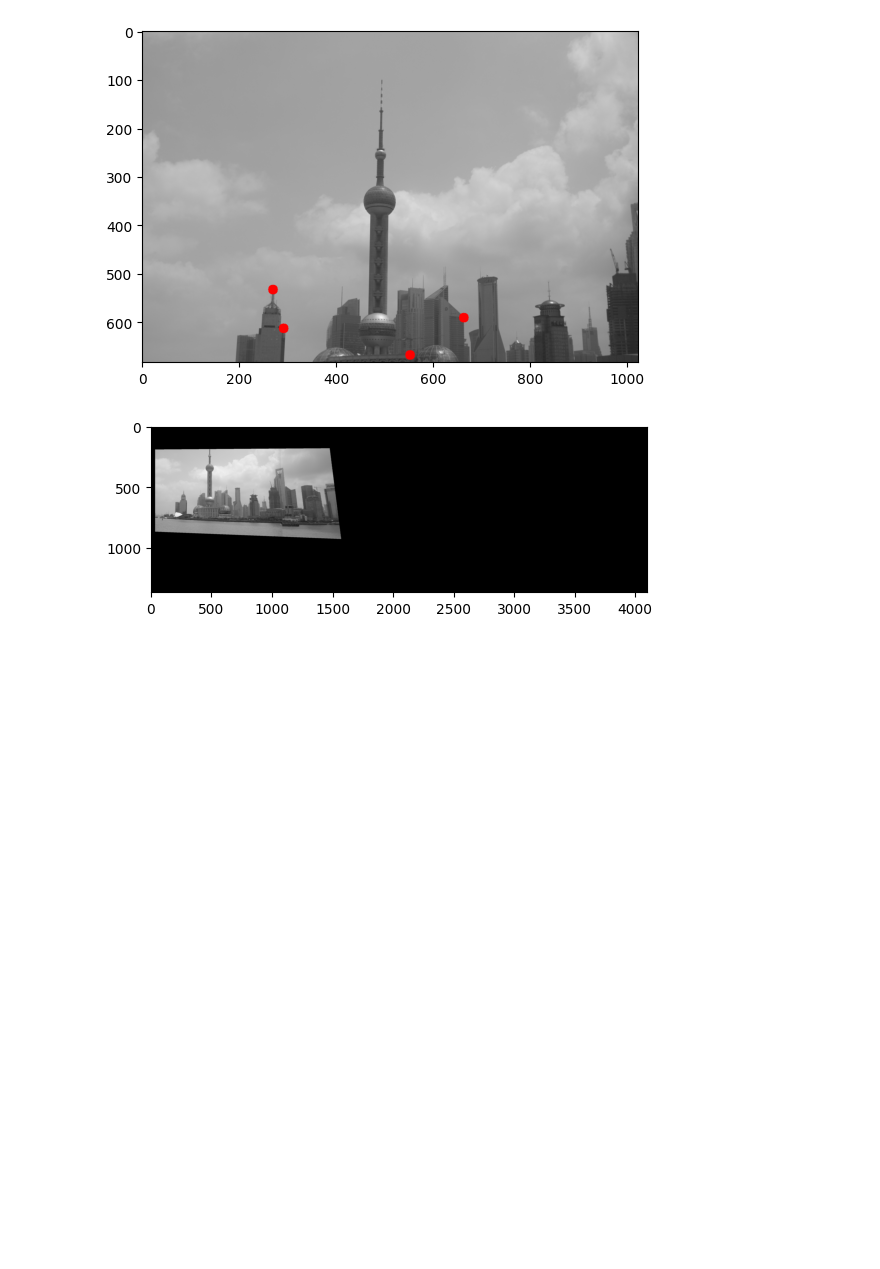
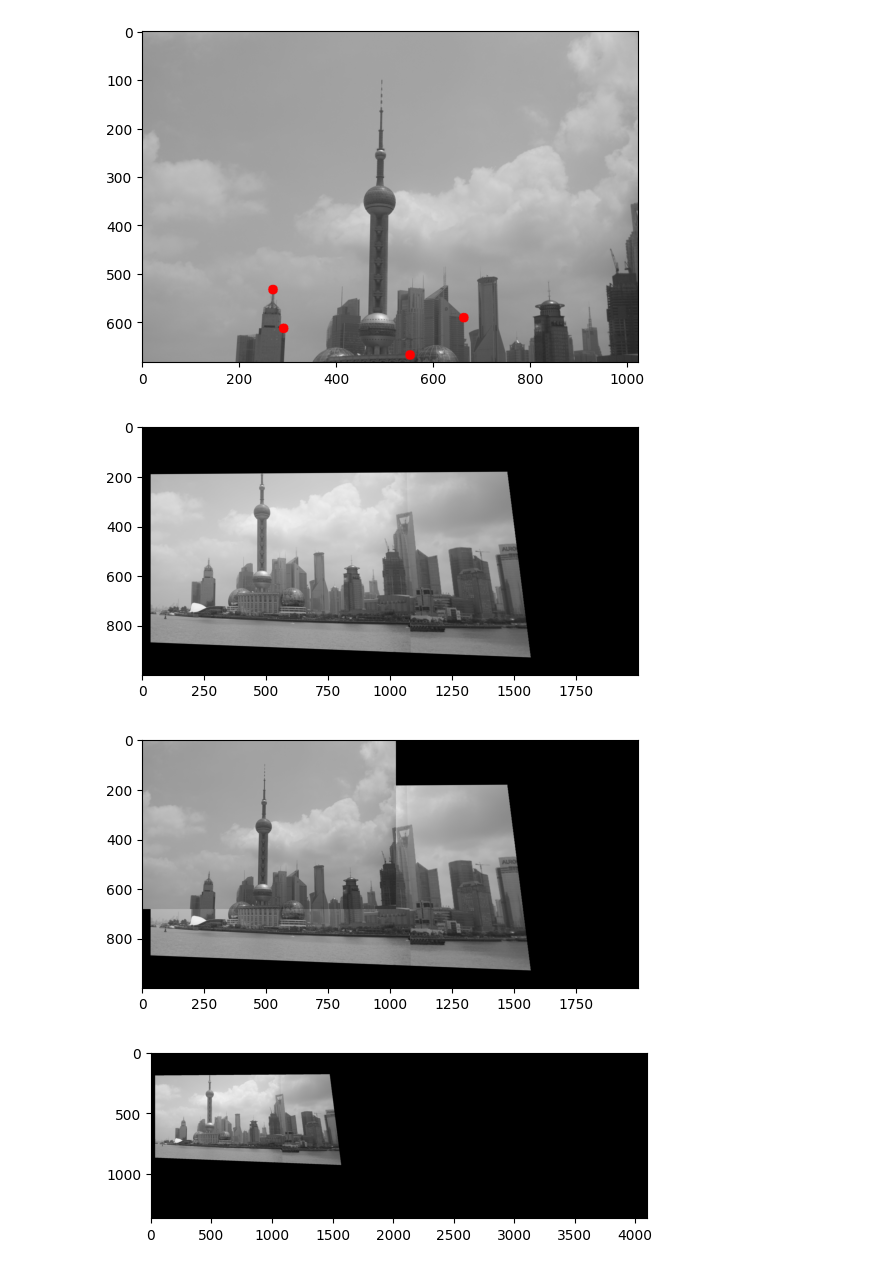
Before and after one commit to MohamedFarid612/Image-Mosaic-Using-homography, a Jupyter notebook: test.ipynb, the cells around one changed output. Saved outputs shown, nothing was run; the diff lists cells and outputs as text; code cells hidden in the pictures; blank space fills up the shorter version.

```diff
--- a/test.ipynb
+++ b/test.ipynb
@@ -77,6 +75,17 @@ show_points_correspondence(img6, img4, points6, points4, H64)
 # %% [output]
 [figure]
 [figure]
+# %%
+sol=cv2.warpPerspective(img6, H64, (2000,1000))
+plt.imshow(sol)
+plt.show()
+
+sol[0:img4.shape[0], 0:img4.shape[1]] = img4
+plt.imshow(sol)
+plt.show()
+# %% [output]
+[figure, added]
+[figure, added]
 # %%
 def print_img(img , title = None):
   plt.imshow(img, cmap = plt.get_cmap(None))
```
Also changed, not shown: parts of 2 cells of this notebook, 4 other files.
